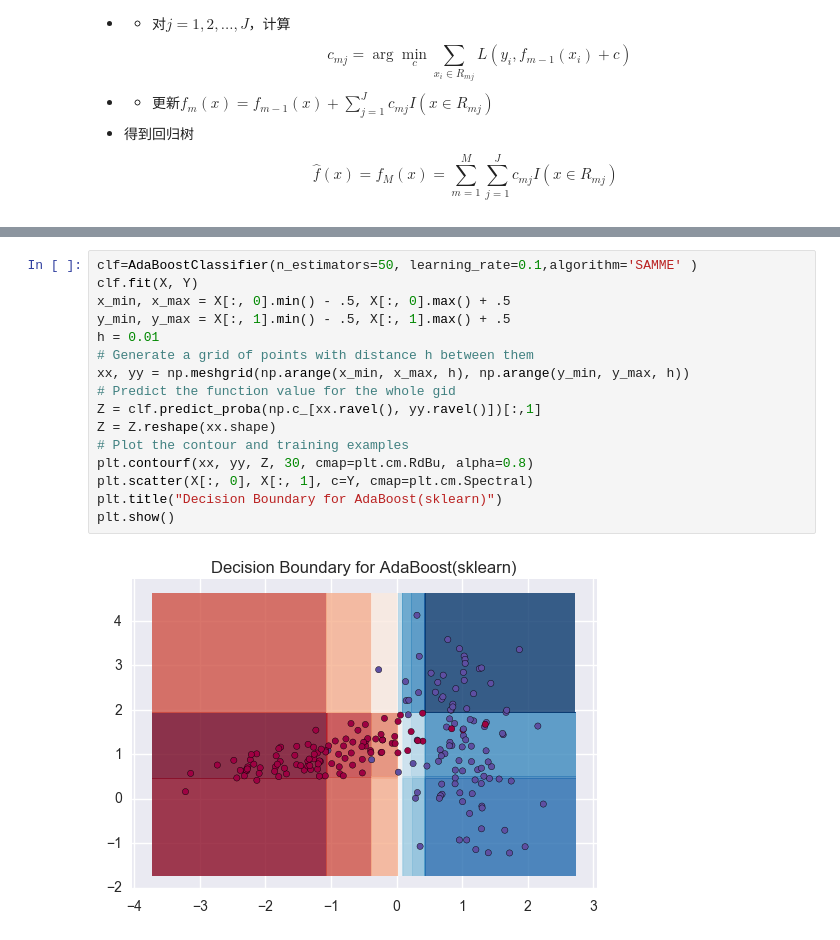
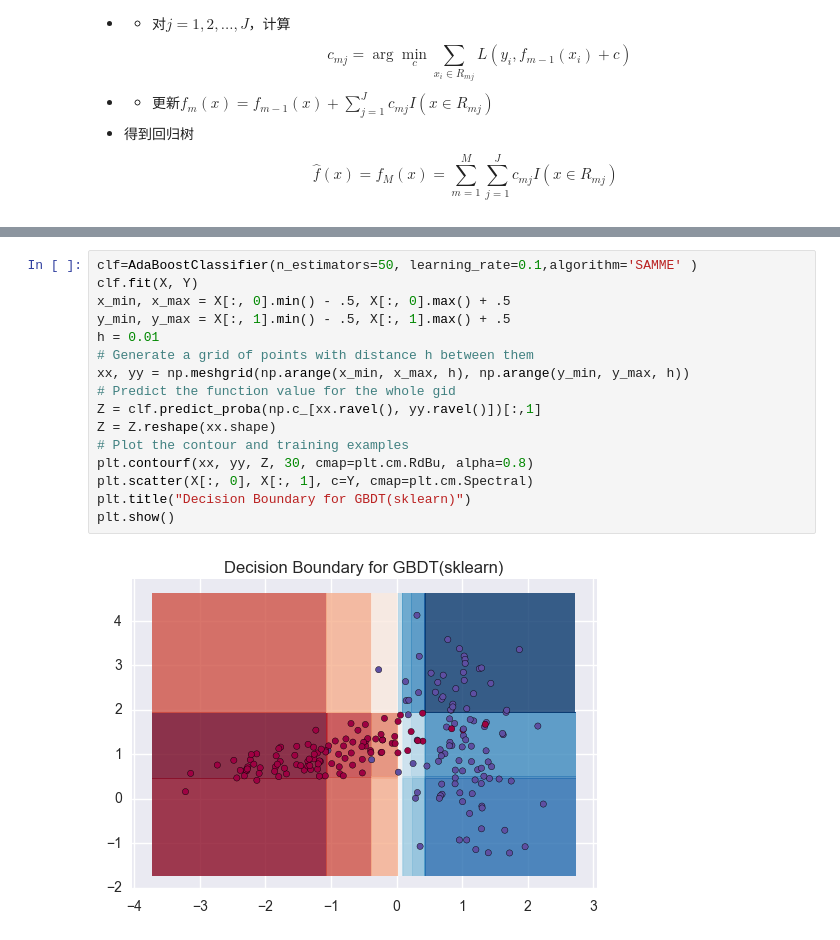
Before and after one commit to lixintong1992/Machine_Learning, a Jupyter notebook: AdaBoost/Boosting.ipynb, the cells around one changed output, grey strips where cells are left out. Drawn from its saved outputs; the diff is of its cells as text.

```diff
--- a/AdaBoost/Boosting.ipynb
+++ b/AdaBoost/Boosting.ipynb
@@ -236,18 +236,18 @@ plt.show()
 # %%
 clf=AdaBoostClassifier(n_estimators=50, learning_rate=0.1,algorithm='SAMME' )
 clf.fit(X, Y)
 x_min, x_max = X[:, 0].min() - .5, X[:, 0].max() + .5
 y_min, y_max = X[:, 1].min() - .5, X[:, 1].max() + .5
 h = 0.01
 # Generate a grid of points with distance h between them
 xx, yy = np.meshgrid(np.arange(x_min, x_max, h), np.arange(y_min, y_max, h))
 # Predict the function value for the whole gid
 Z = clf.predict_proba(np.c_[xx.ravel(), yy.ravel()])[:,1]
 Z = Z.reshape(xx.shape)
 # Plot the contour and training examples
 plt.contourf(xx, yy, Z, 30, cmap=plt.cm.RdBu, alpha=0.8)
 plt.scatter(X[:, 0], X[:, 1], c=Y, cmap=plt.cm.Spectral)
-plt.title("Decision Boundary for AdaBoost(sklearn)")
+plt.title("Decision Boundary for GBDT(sklearn)")
 plt.show()
 # %% [output]
-[figure, old version]
+[figure, new version]
```
Also changed, not shown: parts of 2 cells of this notebook.
